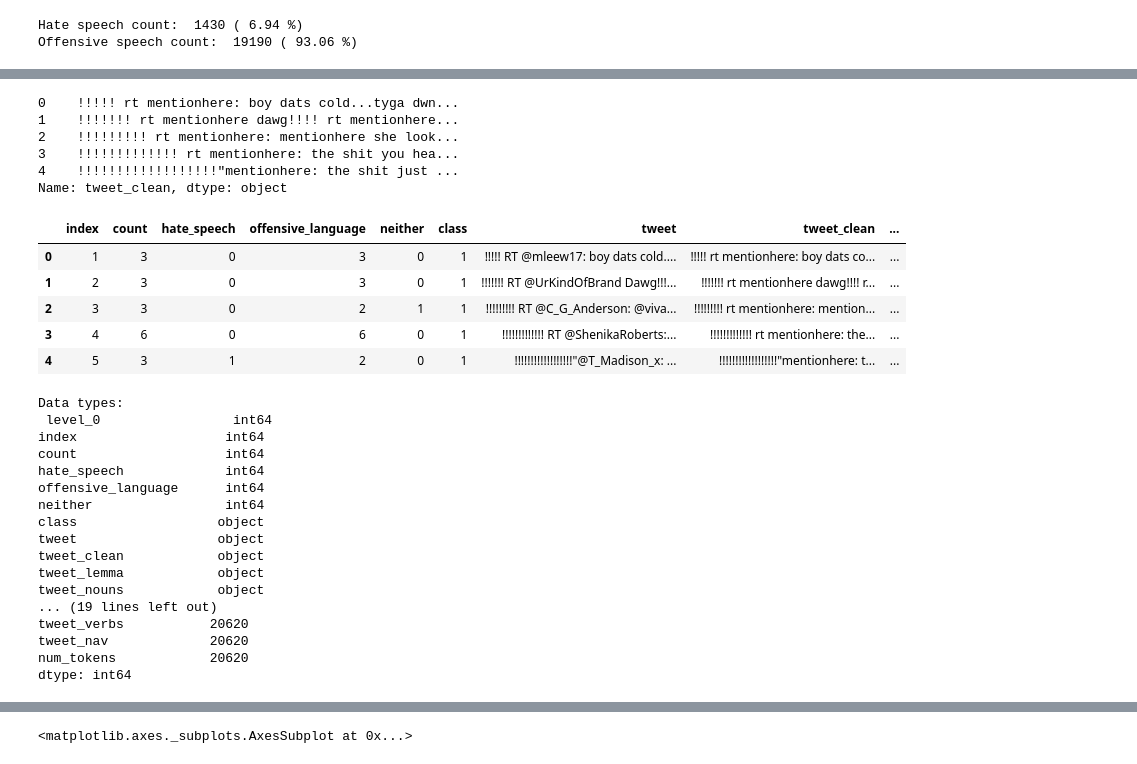
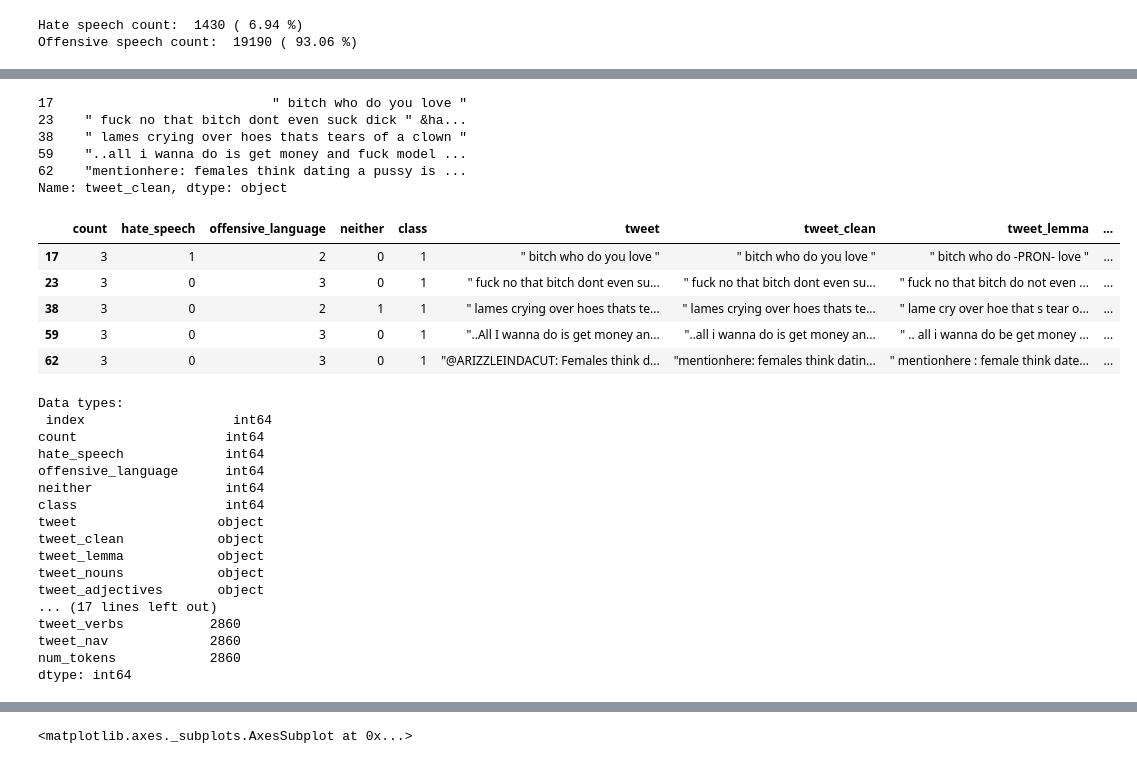
Before and after one commit to sheensta/twitter_hate_speech, a Jupyter notebook: notebooks/Week1_Problem,Dataset, Exploratory Data Analysis-checkpoint.ipynb, the cells around one changed output, grey strips where cells are left out. Saved outputs shown, nothing was run; the diff lists cells and outputs as text; code cells hidden in the pictures.

```diff
--- a/notebooks/Week1_Problem,Dataset, Exploratory Data Analysis-checkpoint.ipynb
+++ b/notebooks/Week1_Problem,Dataset, Exploratory Data Analysis-checkpoint.ipynb
@@ -50,3 +53,12 @@ print('Offensive speech count: ', lenoffspeech, '(', round(100*lenoffspeech/(len
 [figure]
 Hate speech count:  1430 ( 6.94 %)
 Offensive speech count:  19190 ( 93.06 %)
+# %%
+#Balance the dataset
+np.random.seed(123)
+remove_n = lenoffspeech - lenhatespeech
+drop_indices = np.random.choice(df[df['class']==1].index, remove_n, replace=False)
+df_bal = df.drop(drop_indices)
+
+df_bal.shape
+df_bal.head()
@@ -78,6 +112,7 @@ def preprocess(text_string):
     parsed_text = re.sub(giant_url_regex, 'URLHERE', parsed_text)
     parsed_text = re.sub(mention_regex, 'MENTIONHERE', parsed_text)
     parsed_text = re.sub(hashtag_regex, 'HASHTAGHERE', parsed_text)
+    parsed_text = parsed_text.lower().strip()
     return parsed_text
 
 def tokenize(tweet):
@@ -91,23 +126,23 @@ def basic_tokenize(tweet):
     tweet = " ".join(re.split("[^a-zA-Z.,!?]*", tweet.lower())).strip()
     return tweet.split()
 # %%
-df['tweet_clean'] = ''
-for i, row in df.iterrows():
-    df.at[i, 'tweet_clean'] = preprocess(row.tweet)
+df_bal['tweet_clean'] = ''
+for i, row in df_bal.iterrows():
+    df_bal.at[i, 'tweet_clean'] = preprocess(row.tweet)
 # %%
-df['tweet_clean'].head()
+df_bal['tweet_clean'].head()
 # %% [output]
-0    !!!!! rt mentionhere: boy dats cold...tyga dwn...
-1    !!!!!!! rt mentionhere dawg!!!! rt mentionhere...
-2    !!!!!!!!! rt mentionhere: mentionhere she look...
-3    !!!!!!!!!!!!! rt mentionhere: the shit you hea...
-4    !!!!!!!!!!!!!!!!!!"mentionhere: the shit just ...
+17                            " bitch who do you love "
+23    " fuck no that bitch dont even suck dick " &ha...
+38    " lames crying over hoes thats tears of a clown "
+59    "..all i wanna do is get money and fuck model ...
+62    "mentionhere: females think dating a pussy is ...
 Name: tweet_clean, dtype: object
 # %%
 import spacy
 nlp = spacy.load('en_core_web_sm')
 # %%
-for i, row in df.iterrows():
+for i, row in df_bal.iterrows():
     if(row['tweet_clean'] and len(str(row['tweet_clean'])) < 1000000):
         doc = nlp(str(row['tweet_clean']))
         adjectives = []
@@ -124,21 +159,21 @@ for i, row in df.iterrows():
             if token.pos_ == 'VERB':
                 verbs.append(token.lemma_)
 
-        df.at[i, 'tweet_lemma'] = ' '.join(lemmas)
-        df.at[i, 'tweet_nouns'] = ' '.join(nouns)
-        df.at[i, 'tweet_adjectives'] = ' '.join(adjectives)
-        df.at[i, 'tweet_verbs'] = ' '.join(verbs)
-        df.at[i, 'tweet_nav'] = ' '.join(nouns + adjectives + verbs)
-        df.at[i, 'num_tokens'] = len(lemmas)
+        df_bal.at[i, 'tweet_lemma'] = ' '.join(lemmas)
+        df_bal.at[i, 'tweet_nouns'] = ' '.join(nouns)
+        df_bal.at[i, 'tweet_adjectives'] = ' '.join(adjectives)
+        df_bal.at[i, 'tweet_verbs'] = ' '.join(verbs)
+        df_bal.at[i, 'tweet_nav'] = ' '.join(nouns + adjectives + verbs)
+        df_bal.at[i, 'num_tokens'] = len(lemmas)
 # %%
-df.head()
+df_bal.head()
 # %% [output]
-|  | index | count | hate_speech | offensive_language | neither | class | tweet | tweet_clean | ... |
-| 0 | 1 | 3 | 0 | 3 | 0 | 1 | !!!!! RT @mleew17: boy dats cold.... | !!!!! rt mentionhere: boy dats co... | ... |
-| 1 | 2 | 3 | 0 | 3 | 0 | 1 | !!!!!!! RT @UrKindOfBrand Dawg!!!... | !!!!!!! rt mentionhere dawg!!!! r... | ... |
-| 2 | 3 | 3 | 0 | 2 | 1 | 1 | !!!!!!!!! RT @C_G_Anderson: @viva... | !!!!!!!!! rt mentionhere: mention... | ... |
-| 3 | 4 | 6 | 0 | 6 | 0 | 1 | !!!!!!!!!!!!! RT @ShenikaRoberts:... | !!!!!!!!!!!!! rt mentionhere: the... | ... |
-| 4 | 5 | 3 | 1 | 2 | 0 | 1 | !!!!!!!!!!!!!!!!!!"@T_Madison_x: ... | !!!!!!!!!!!!!!!!!!"mentionhere: t... | ... |
+|  | count | hate_speech | offensive_language | neither | class | tweet | tweet_clean | tweet_lemma | ... |
+| 17 | 3 | 1 | 2 | 0 | 1 | " bitch who do you love " | " bitch who do you love " | " bitch who do -PRON- love " | ... |
+| 23 | 3 | 0 | 3 | 0 | 1 | " fuck no that bitch dont even su... | " fuck no that bitch dont even su... | " fuck no that bitch do not even ... | ... |
+| 38 | 3 | 0 | 2 | 1 | 1 | " lames crying over hoes thats te... | " lames crying over hoes thats te... | " lame cry over hoe that s tear o... | ... |
+| 59 | 3 | 0 | 3 | 0 | 1 | "..All I wanna do is get money an... | "..all i wanna do is get money an... | " .. all i wanna do be get money ... | ... |
+| 62 | 3 | 0 | 3 | 0 | 1 | "@ARIZZLEINDACUT: Females think d... | "mentionhere: females think datin... | " mentionhere : female think date... | ... |
 # %%
 #Saving this to SQL database
 import sqlite3
@@ -156,23 +191,23 @@ with sqlite3.connect('twitter_hate.db') as con:
 # %%
-print('Data types:\n', df.dtypes)
-print('Shape: ', df.shape)
-print('Count:\n', df.count())
+print('Data types:\n', df_bal.dtypes)
+print('Shape: ', df_bal.shape)
+print('Count:\n', df_bal.count())
 # %% [output]
 Data types:
- level_0                 int64
-index                   int64
+ index                   int64
 count                   int64
 hate_speech             int64
 offensive_language      int64
 neither                 int64
-class                  object
+class                   int64
 tweet                  object
 tweet_clean            object
 tweet_lemma            object
 tweet_nouns            object
-... (19 lines left out)
-tweet_verbs           20620
-tweet_nav             20620
-num_tokens            20620
+tweet_adjectives       object
+... (17 lines left out)
+tweet_verbs           2860
+tweet_nav             2860
+num_tokens            2860
 dtype: int64
 # %%
```
Also changed, not shown: parts of 20 cells of this notebook, 1 other file.
